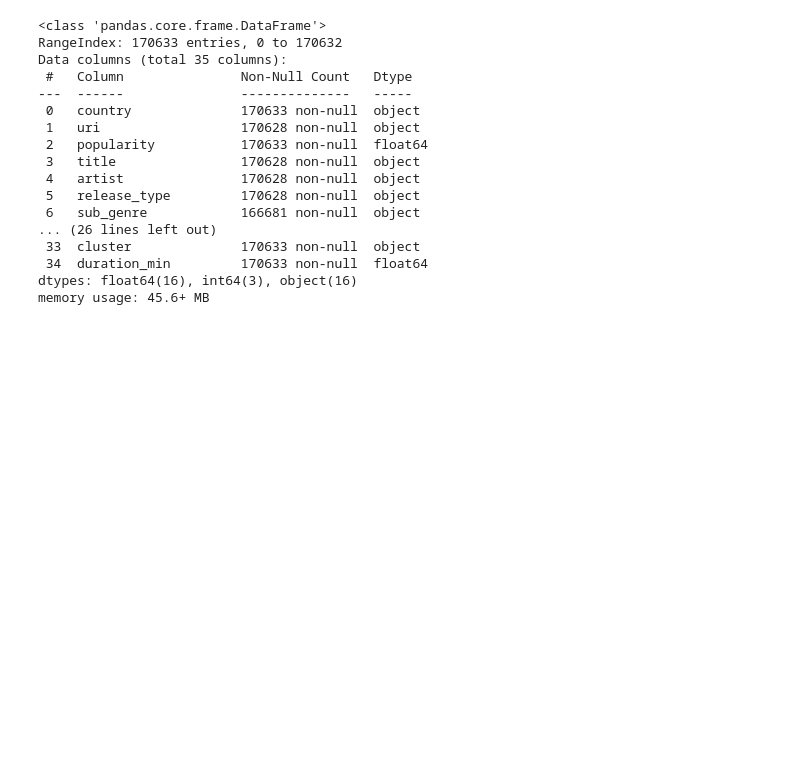
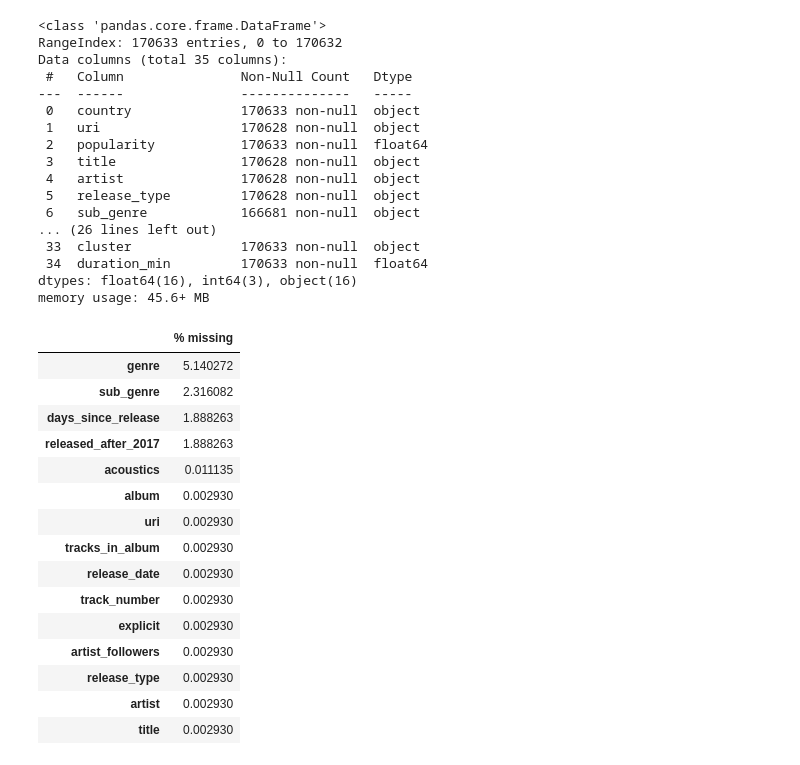
Before and after one commit to MaxiTrien/spotify-data-science-project, a Jupyter notebook: data_cleaning.ipynb, the cells around one changed output. Cells and saved outputs as stored; diff of their text form; code cells hidden in the pictures; blank space fills up the shorter version.

```diff
--- a/data_cleaning.ipynb
+++ b/data_cleaning.ipynb
@@ -405,9 +399,8 @@ artist_to_followers_mapping
  'TAEYEON': 1578572.0,
  'Yoyo Sham': 32360.0}
 # %%
-# TODO: It doesnt copy the new values
 # Assign these values to the correct columns
 for artist, follower in artist_to_followers_mapping.items():
     cond = (df['Artist_followers'].isna()) & (df['Artist'] == artist)
-    df[cond].loc[:, 'Artist_followers'] = follower
+    df.loc[cond, 'Artist_followers'] = follower
 # %%
@@ -523,6 +506,7 @@ df.drop(columns=['syuzhet_norm',
         inplace=True)
 # %%
 df = df.rename(columns=str.lower)
+df = df.rename(columns={'liveliness': 'liveness'})
 df.columns
 # %% [output]
 Index(['country', 'uri', 'popularity', 'title', 'artist', 'release_type',
@@ -558,3 +542,24 @@ Data columns (total 35 columns):
  34  duration_min         170633 non-null  float64
 dtypes: float64(16), int64(3), object(16)
 memory usage: 45.6+ MB
+# %%
+# How many missing data is left
+missing = pd.DataFrame(df.isna().sum() / df.isna().count() * 100).rename(columns={0:'% missing'}).sort_values(by='% missing', ascending=False)
+missing.loc[~(missing==0).all(axis=1)]
+# %% [output]
+|  | % missing |
+| genre | 5.140272 |
+| sub_genre | 2.316082 |
+| days_since_release | 1.888263 |
+| released_after_2017 | 1.888263 |
+| acoustics | 0.011135 |
+| album | 0.002930 |
+| uri | 0.002930 |
+| tracks_in_album | 0.002930 |
+| release_date | 0.002930 |
+| track_number | 0.002930 |
+| explicit | 0.002930 |
+| artist_followers | 0.002930 |
+| release_type | 0.002930 |
+| artist | 0.002930 |
+| title | 0.002930 |
```
Also changed, not shown: parts of 8 cells of this notebook.
